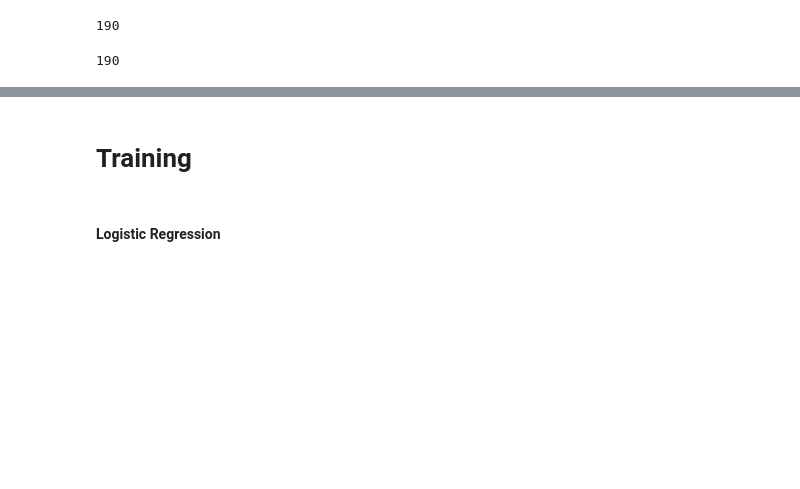
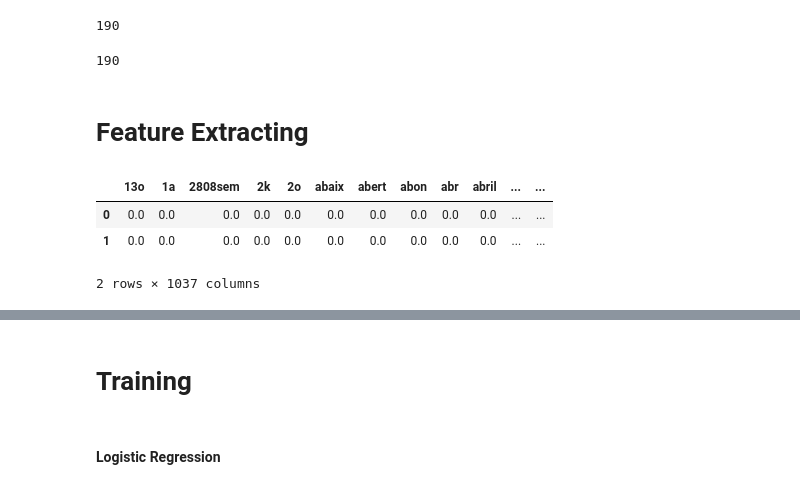
Before and after one commit to SClovesgtx/omni-nlu-api, a Jupyter notebook: jupyter_notebooks/TheDataFlow.ipynb, the cells around one changed output, grey strips where cells are left out. Saved outputs shown, nothing was run; the diff lists cells and outputs as text; code cells hidden in the pictures; blank space fills up the shorter version.

```diff
--- a/jupyter_notebooks/TheDataFlow.ipynb
+++ b/jupyter_notebooks/TheDataFlow.ipynb
@@ -111,3 +100,17 @@ y_test.intents.nunique()
 y_train.intents.nunique()
 # %% [output]
 190
+# %% [markdown]
+# Feature Extracting
+# %%
+from data_pipeline.feature_extracting import tfidf_feature_ext, apply_transform
+
+X_train, data_transformer = tfidf_feature_ext(X_train)
+X_test = apply_transform(X_test, data_transformer)
+# %%
+X_train.head(2)
+# %% [output]
+|  | 13o | 1a | 2808sem | 2k | 2o | abaix | abert | abon | abr | abril | ... | ... |
+| 0 | 0.0 | 0.0 | 0.0 | 0.0 | 0.0 | 0.0 | 0.0 | 0.0 | 0.0 | 0.0 | ... | ... |
+| 1 | 0.0 | 0.0 | 0.0 | 0.0 | 0.0 | 0.0 | 0.0 | 0.0 | 0.0 | 0.0 | ... | ... |
+2 rows × 1037 columns
```
Also changed, not shown: parts of 18 cells of this notebook, 6 other files.
